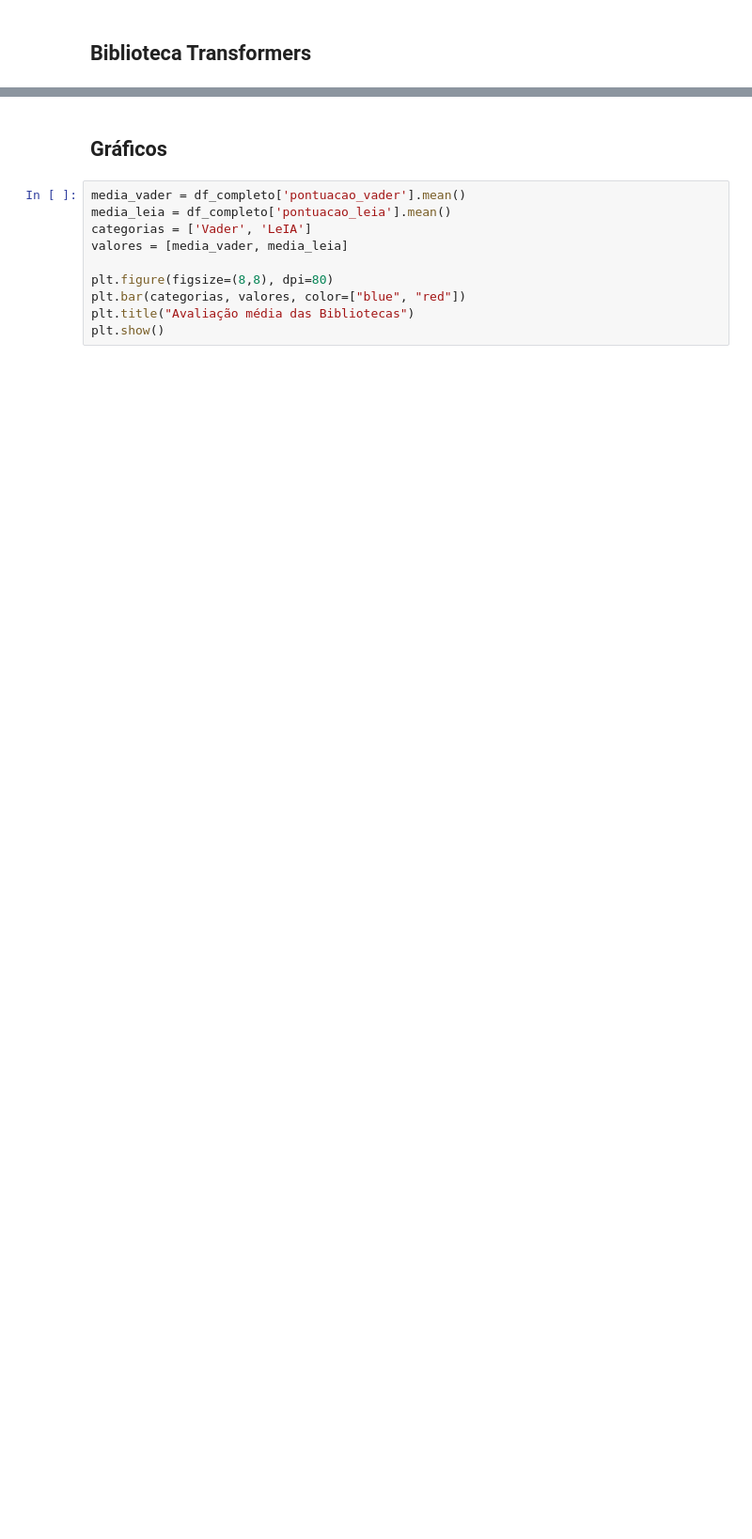
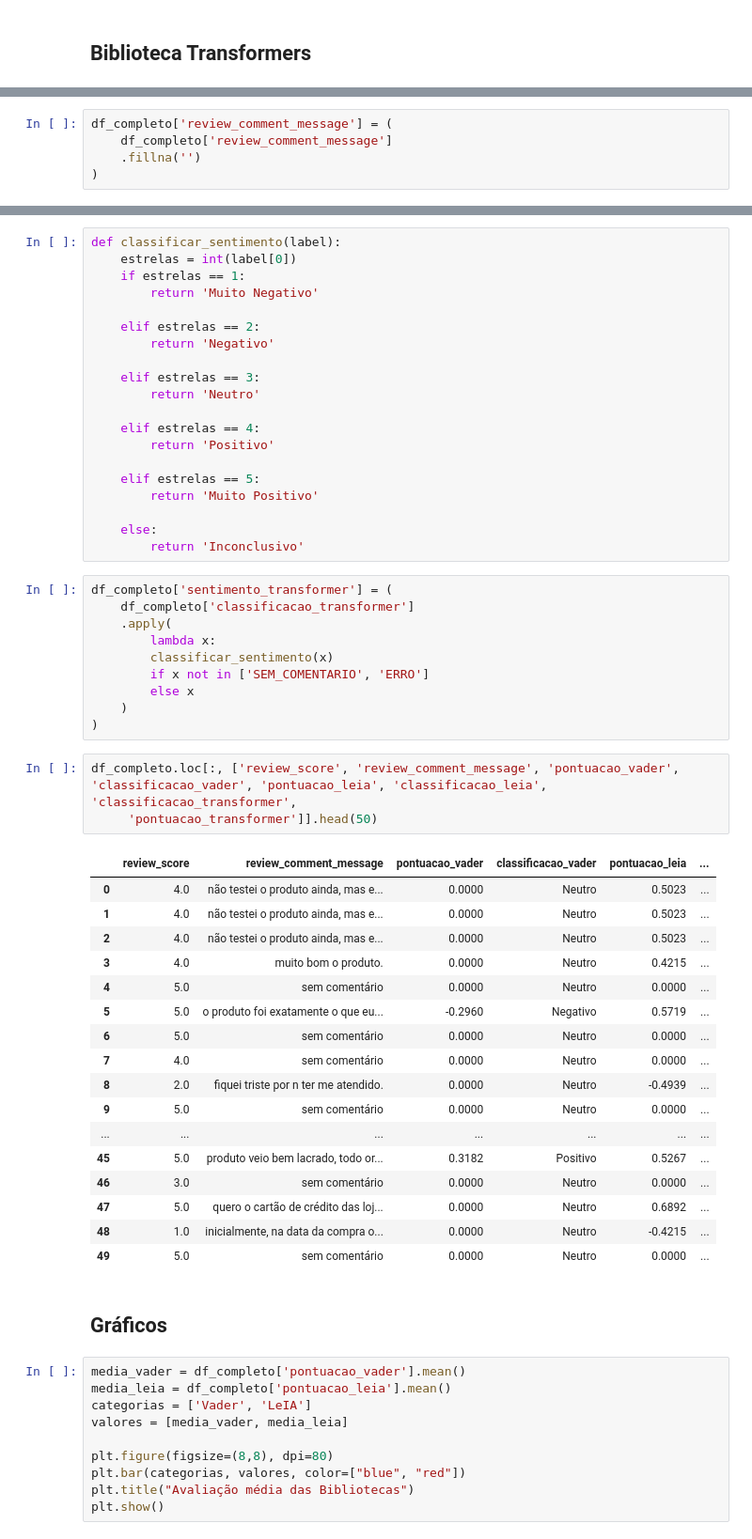
Before and after one commit to EnzoRibeiroDaSilva/Projeto_Integrador_Analise_de_Sentimento, a Jupyter notebook: Projeto_Integrador_Enzo.ipynb, the cells around one changed output, grey strips where cells are left out. Shown at 94% size. Saved outputs shown, nothing was run; the diff lists cells and outputs as text; blank space fills up the shorter version.

Commit message:
adicionei a biblioteca transformers + atualização do arquivo projeto estruturado

```diff
--- a/Projeto_Integrador_Enzo.ipynb
+++ b/Projeto_Integrador_Enzo.ipynb
@@ -570,0 +623,5 @@ WARNING:huggingface_hub.utils._http:Warning: You are sending unauthenticated req
+# %%
+df_completo['review_comment_message'] = (
+    df_completo['review_comment_message']
+    .fillna('')
+)
@@ -571,3 +655,54 @@ WARNING:huggingface_hub.utils._http:Warning: You are sending unauthenticated req
+# %%
+def classificar_sentimento(label):
+    estrelas = int(label[0])
+    if estrelas == 1:
+        return 'Muito Negativo'
+
+    elif estrelas == 2:
+        return 'Negativo'
+
+    elif estrelas == 3:
+        return 'Neutro'
+
+    elif estrelas == 4:
+        return 'Positivo'
+
+    elif estrelas == 5:
+        return 'Muito Positivo'
+
+    else:
+        return 'Inconclusivo'
+# %%
+df_completo['sentimento_transformer'] = (
+    df_completo['classificacao_transformer']
+    .apply(
+        lambda x:
+        classificar_sentimento(x)
+        if x not in ['SEM_COMENTARIO', 'ERRO']
+        else x
+    )
+)
+# %%
+df_completo.loc[:, ['review_score', 'review_comment_message', 'pontuacao_vader', 'classificacao_vader', 'pontuacao_leia', 'classificacao_leia', 'classificacao_transformer',
+     'pontuacao_transformer']].head(50)
+# %% [output]
+|  | review_score | review_comment_message | pontuacao_vader | classificacao_vader | pontuacao_leia | ... |
+| 0 | 4.0 | não testei o produto ainda, mas e... | 0.0000 | Neutro | 0.5023 | ... |
+| 1 | 4.0 | não testei o produto ainda, mas e... | 0.0000 | Neutro | 0.5023 | ... |
+| 2 | 4.0 | não testei o produto ainda, mas e... | 0.0000 | Neutro | 0.5023 | ... |
+| 3 | 4.0 | muito bom o produto. | 0.0000 | Neutro | 0.4215 | ... |
+| 4 | 5.0 | sem comentário | 0.0000 | Neutro | 0.0000 | ... |
+| 5 | 5.0 | o produto foi exatamente o que eu... | -0.2960 | Negativo | 0.5719 | ... |
+| 6 | 5.0 | sem comentário | 0.0000 | Neutro | 0.0000 | ... |
+| 7 | 4.0 | sem comentário | 0.0000 | Neutro | 0.0000 | ... |
+| 8 | 2.0 | fiquei triste por n ter me atendido. | 0.0000 | Neutro | -0.4939 | ... |
+| 9 | 5.0 | sem comentário | 0.0000 | Neutro | 0.0000 | ... |
+| ... | ... | ... | ... | ... | ... | ... |
+| 45 | 5.0 | produto veio bem lacrado, todo or... | 0.3182 | Positivo | 0.5267 | ... |
+| 46 | 3.0 | sem comentário | 0.0000 | Neutro | 0.0000 | ... |
+| 47 | 5.0 | quero o cartão de crédito das loj... | 0.0000 | Neutro | 0.6892 | ... |
+| 48 | 1.0 | inicialmente, na data da compra o... | 0.0000 | Neutro | -0.4215 | ... |
+| 49 | 5.0 | sem comentário | 0.0000 | Neutro | 0.0000 | ... |
 # %% [markdown]
 ## **Gráficos**
 # %%
```
Also changed, not shown: parts of 19 cells of this notebook.
